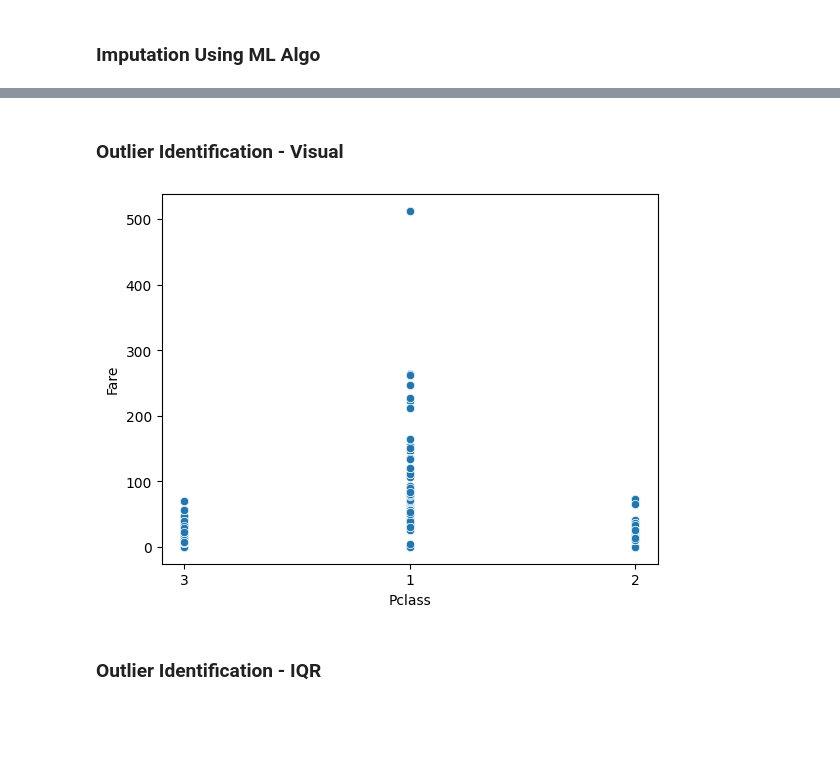
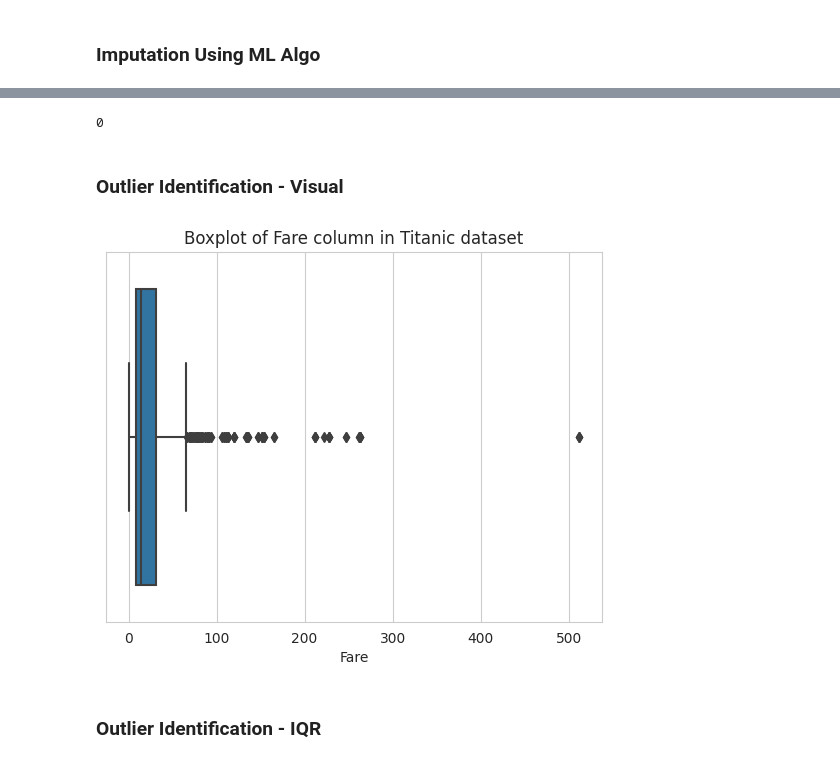
Before and after one commit to hargurjeet/Adhoc-Activities, a Jupyter notebook: Data_Preprocessing_Using_Python.ipynb, the cells around one changed output, grey strips where cells are left out. Drawn from its saved outputs; the diff is of its cells as text; code cells hidden in the pictures; blank space fills up the shorter version.

```diff
--- a/Data_Preprocessing_Using_Python.ipynb
+++ b/Data_Preprocessing_Using_Python.ipynb
@@ -63,12 +91,0 @@ titanic_df.describe()
-# %%
-# Create a SimpleImputer object with strategy 'mean'
-imputer = SimpleImputer(strategy='mean')
-
-# Fit the imputer to the 'Age' column
-imputer.fit(titanic_df[['Age']])
-
-# Transform the 'Age' column
-titanic_df['Age'] = imputer.transform(titanic_df[['Age']])
-
-# Verify the changes
-print(titanic_df['Age'].isnull().sum())
@@ -99,13 +92,29 @@ memory usage: 83.7+ KB
+# %%
+# Initialize the IterativeImputer
+imputer = IterativeImputer(random_state=0)
+
+# Fit and transform the data
+age_imputed = imputer.fit_transform(titanic_df[['Age']])
+
+# Replace the original 'Age' column with the imputed data
+titanic_df['Age'] = age_imputed
+
+# Check if there are any missing values left
+print(titanic_df['Age'].isnull().sum())
+# %% [output]
+0
 # %% [markdown]
 ### **Outlier Identification - Visual**
-# %%
-# Create the scatter plot
-sns.scatterplot(y='Fare', x=titanic_df['Pclass'].astype("string"), data=titanic_df)
-
-# Show the plot
-plt.show()
-# %% [output]
-[figure, removed]
+# %%
+# Show the plot
+sns.set_style("whitegrid")
+sns.boxplot(x=titanic_df['Fare'])
+sns.set(rc={'figure.figsize':(8,6)})
+plt.xlabel('Fare')
+plt.title('Boxplot of Fare column in Titanic dataset')
+plt.show()
+# %% [output]
+[figure, added]
 # %% [markdown]
 ### Outlier Identification - IQR
 # %%
```
Also changed, not shown: parts of 14 cells of this notebook.
